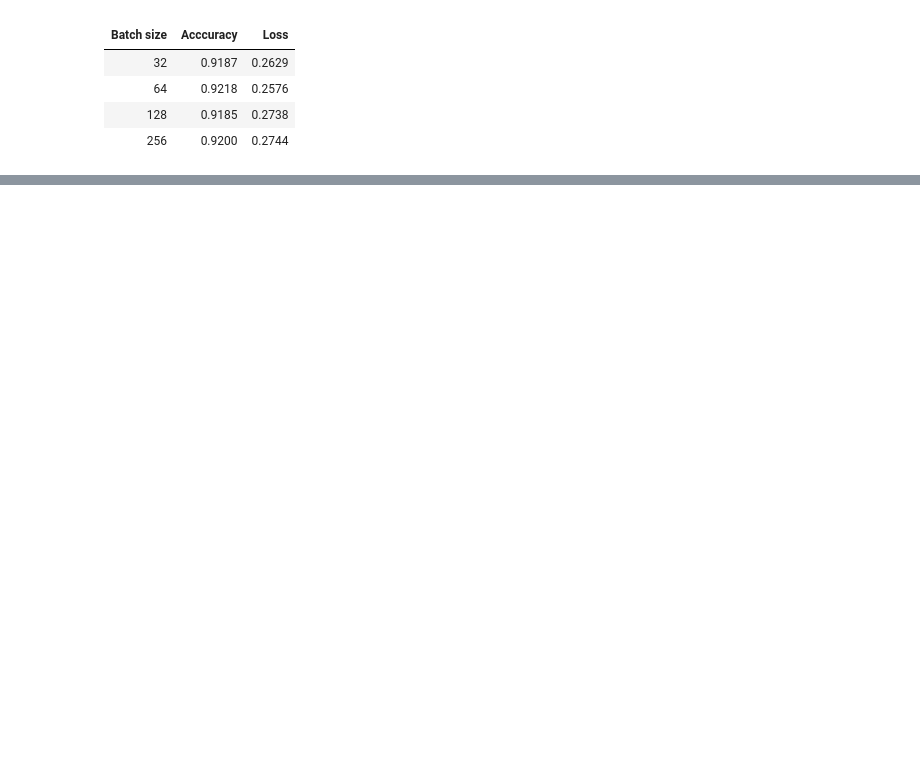
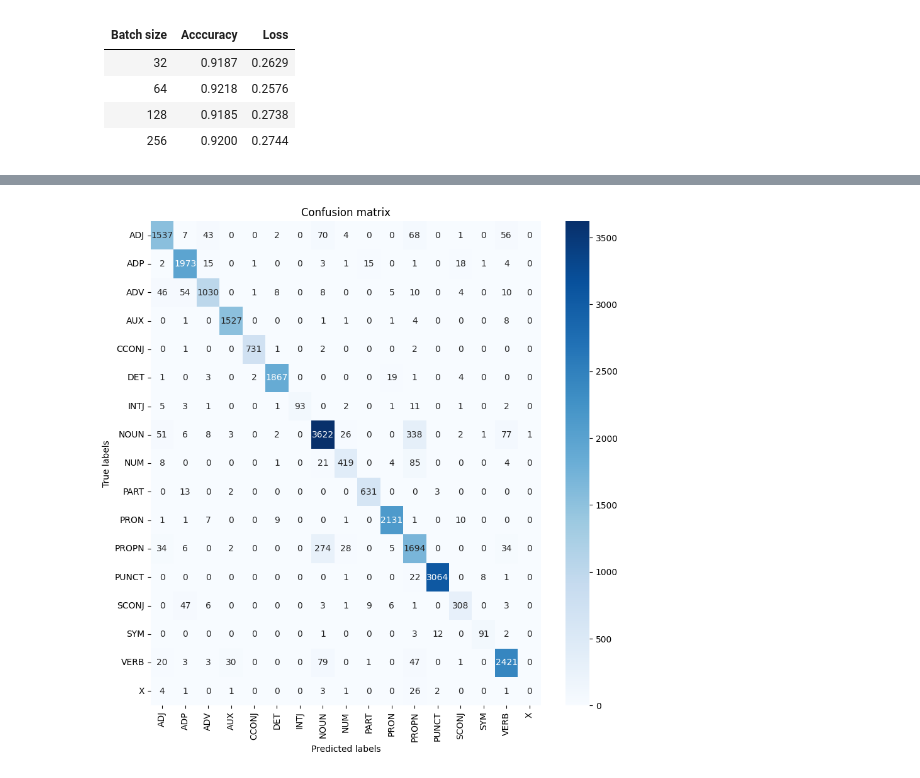
Before and after one commit to elipitav/P1_NLU_PoS_Tagger, a Jupyter notebook: tagger.ipynb, the cells around one changed output, grey strips where cells are left out. Cells and saved outputs as stored; diff of their text form; code cells hidden in the pictures; blank space fills up the shorter version.

```diff
--- a/tagger.ipynb
+++ b/tagger.ipynb
@@ -630,14 +745,20 @@ Training history saved in ./models/batch256_training_history.json
 # %%
-eng_tagger.build_model(
-    vocabulary_size = 10000,
-    units = 64,
-    output_dim = 50,
-    bidirectional = True
-)
+# To create the model
+# eng_tagger.build_model(
+#     vocabulary_size = 10000,
+#     units = 64,
+#     output_dim = 50,
+#     bidirectional = True
+# )
+# To load the same model already trained
+eng_tagger.load_model("batch32")
 
-eng_tagger.train(
-    batch_size = 32,
-    optimizer = "adam",
-    metrics=["accuracy"]
-)
+# To train the model
+# eng_tagger.train(
+#     batch_size = 32,
+#     optimizer = "adam",
+#     metrics=["accuracy"]
+# )
+# To show the training history of the model already trained
+eng_tagger.show_training_log()
 # %% [output]
@@ -685,0 +814,5 @@ fig.show()
+# %%
+eng_tagger.load_model("bidirectional_model")
+eng_tagger.evaluate()
+eng_tagger.plot_confusion_matrix()
+# %% [output]
@@ -685,0 +822 @@ fig.show()
+[figure, added]
```
Also changed, not shown: parts of 48 cells of this notebook, 5 other files.
